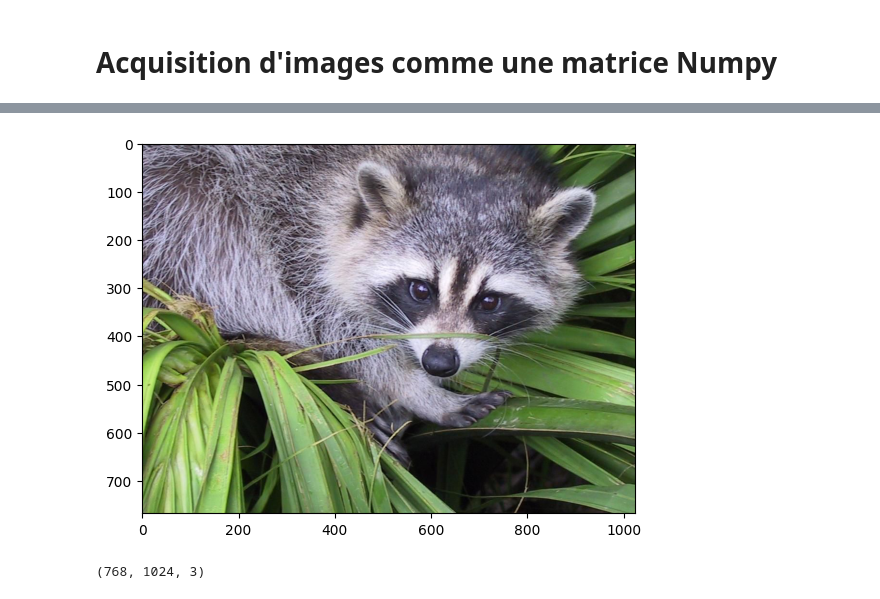
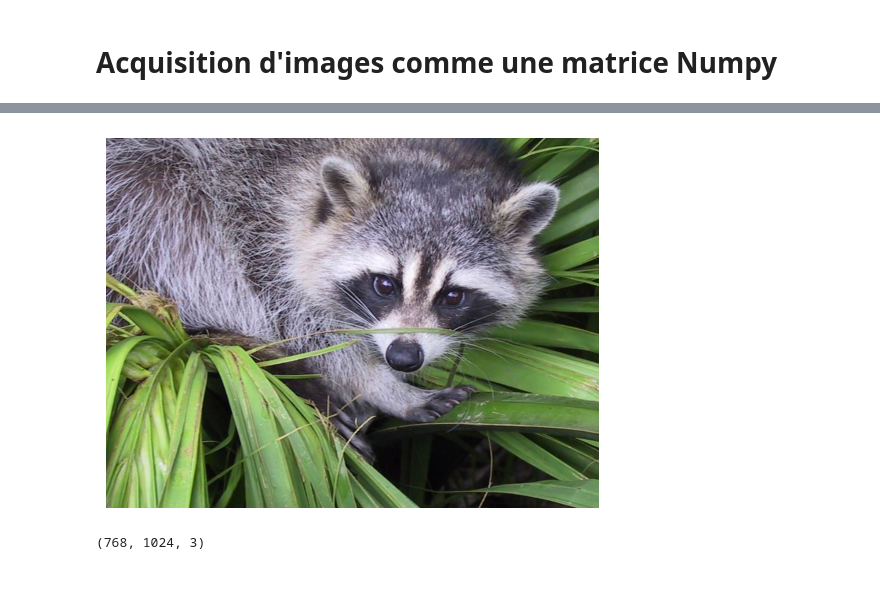
Before and after one commit to mat90hub/python_par_jupyter, a Jupyter notebook: 06_img/01_numpy_img.ipynb, the cells around one changed output, grey strips where cells are left out. Drawn from its saved outputs; the diff is of its cells as text; code cells hidden in the pictures.

```diff
--- a/06_img/01_numpy_img.ipynb
+++ b/06_img/01_numpy_img.ipynb
@@ -10,9 +9,10 @@ Downloading file 'face.dat' from 'https://raw.githubusercontent.com/scipy/datase
 # %%
 import matplotlib.pyplot as plt
 plt.imshow(face)
+plt.axis('off')
 plt.show()
 # %% [output]
-[figure, old version]
+[figure, new version]
 # %%
 face.shape
 # %% [output]
```
Also changed, not shown: parts of 3 cells of this notebook, 7 other files.
